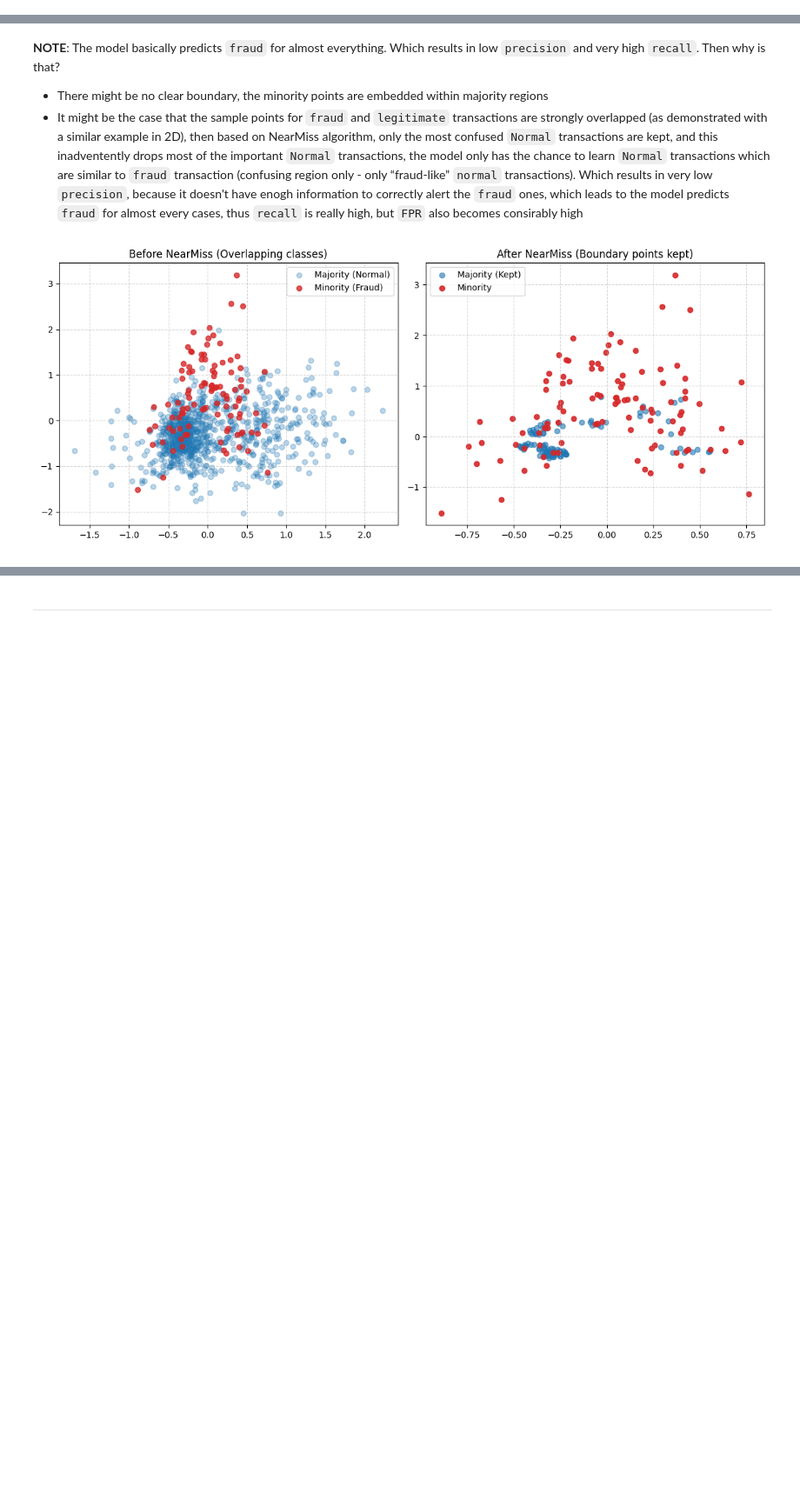
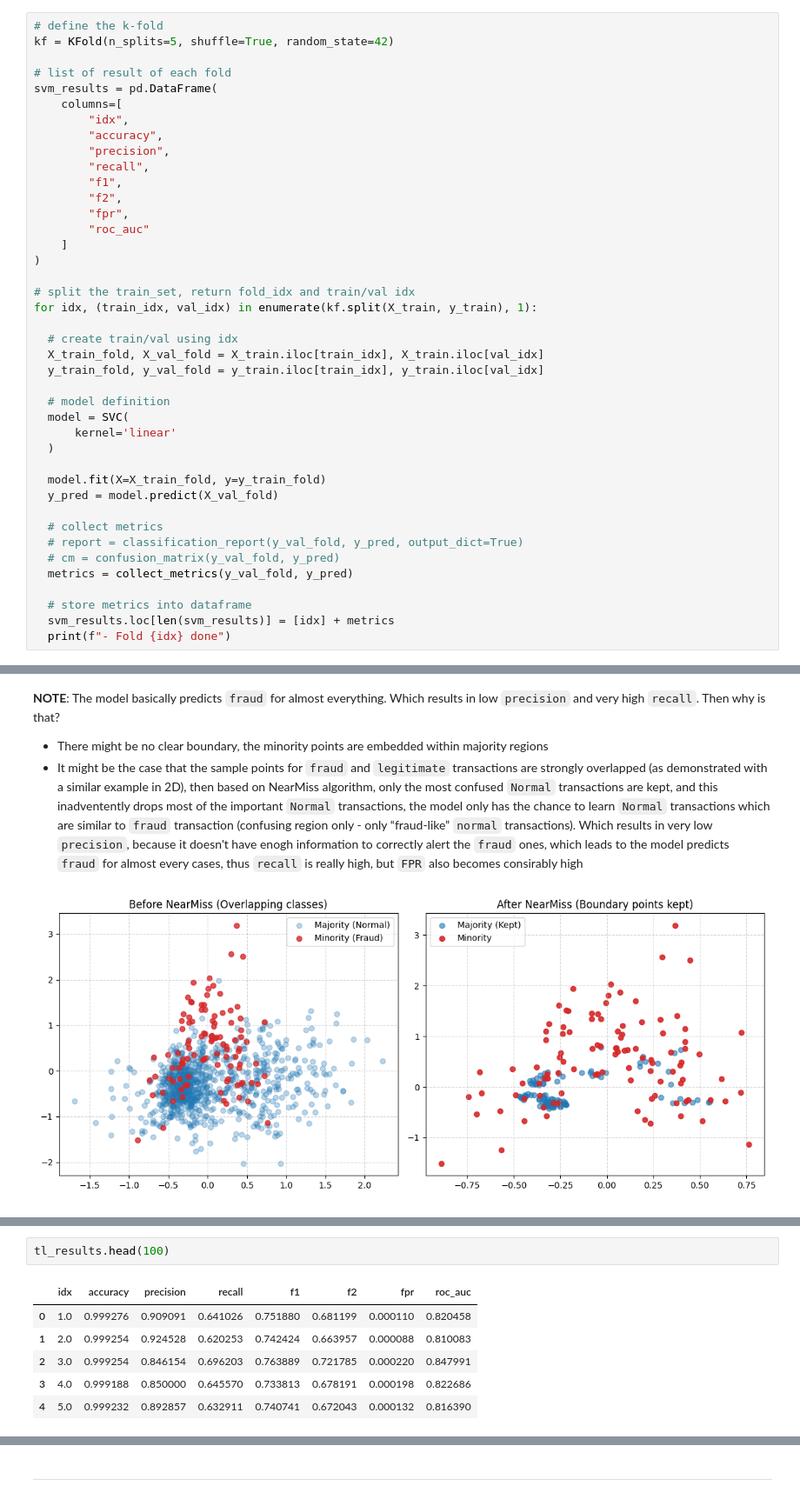
Before and after one commit to trungdung1711/credit-card-fraud-detection, a Jupyter notebook: notebooks/_v1.ipynb, the cells around one changed output, grey strips where cells are left out. Shown at 87% size. Saved outputs shown, nothing was run; the diff lists cells and outputs as text; blank space fills up the shorter version.

```diff
--- a/notebooks/_v1.ipynb
+++ b/notebooks/_v1.ipynb
@@ -499 +506,42 @@ dtype: float64
+# %%
+# define the k-fold
+kf = KFold(n_splits=5, shuffle=True, random_state=42)
+
+# list of result of each fold
+svm_results = pd.DataFrame(
+    columns=[
+        "idx",
+        "accuracy",
+        "precision",
+        "recall",
+        "f1",
+        "f2",
+        "fpr",
+        "roc_auc"
+    ]
+)
+
+# split the train_set, return fold_idx and train/val idx
+for idx, (train_idx, val_idx) in enumerate(kf.split(X_train, y_train), 1):
+
+  # create train/val using idx
+  X_train_fold, X_val_fold = X_train.iloc[train_idx], X_train.iloc[val_idx]
+  y_train_fold, y_val_fold = y_train.iloc[train_idx], y_train.iloc[val_idx]
+
+  # model definition
+  model = SVC(
+      kernel='linear'
+  )
+
+  model.fit(X=X_train_fold, y=y_train_fold)
+  y_pred = model.predict(X_val_fold)
+
+  # collect metrics
+  # report = classification_report(y_val_fold, y_pred, output_dict=True)
+  # cm = confusion_matrix(y_val_fold, y_pred)
+  metrics = collect_metrics(y_val_fold, y_pred)
+
+  # store metrics into dataframe
+  svm_results.loc[len(svm_results)] = [idx] + metrics
+  print(f"- Fold {idx} done")
 # %% [markdown]
@@ -682,0 +794,9 @@ nm_results.head(100)
+# %%
+tl_results.head(100)
+# %% [output]
+|  | idx | accuracy | precision | recall | f1 | f2 | fpr | roc_auc |
+| 0 | 1.0 | 0.999276 | 0.909091 | 0.641026 | 0.751880 | 0.681199 | 0.000110 | 0.820458 |
+| 1 | 2.0 | 0.999254 | 0.924528 | 0.620253 | 0.742424 | 0.663957 | 0.000088 | 0.810083 |
+| 2 | 3.0 | 0.999254 | 0.846154 | 0.696203 | 0.763889 | 0.721785 | 0.000220 | 0.847991 |
+| 3 | 4.0 | 0.999188 | 0.850000 | 0.645570 | 0.733813 | 0.678191 | 0.000198 | 0.822686 |
+| 4 | 5.0 | 0.999232 | 0.892857 | 0.632911 | 0.740741 | 0.672043 | 0.000132 | 0.816390 |
```
Also changed, not shown: parts of 28 cells of this notebook.
